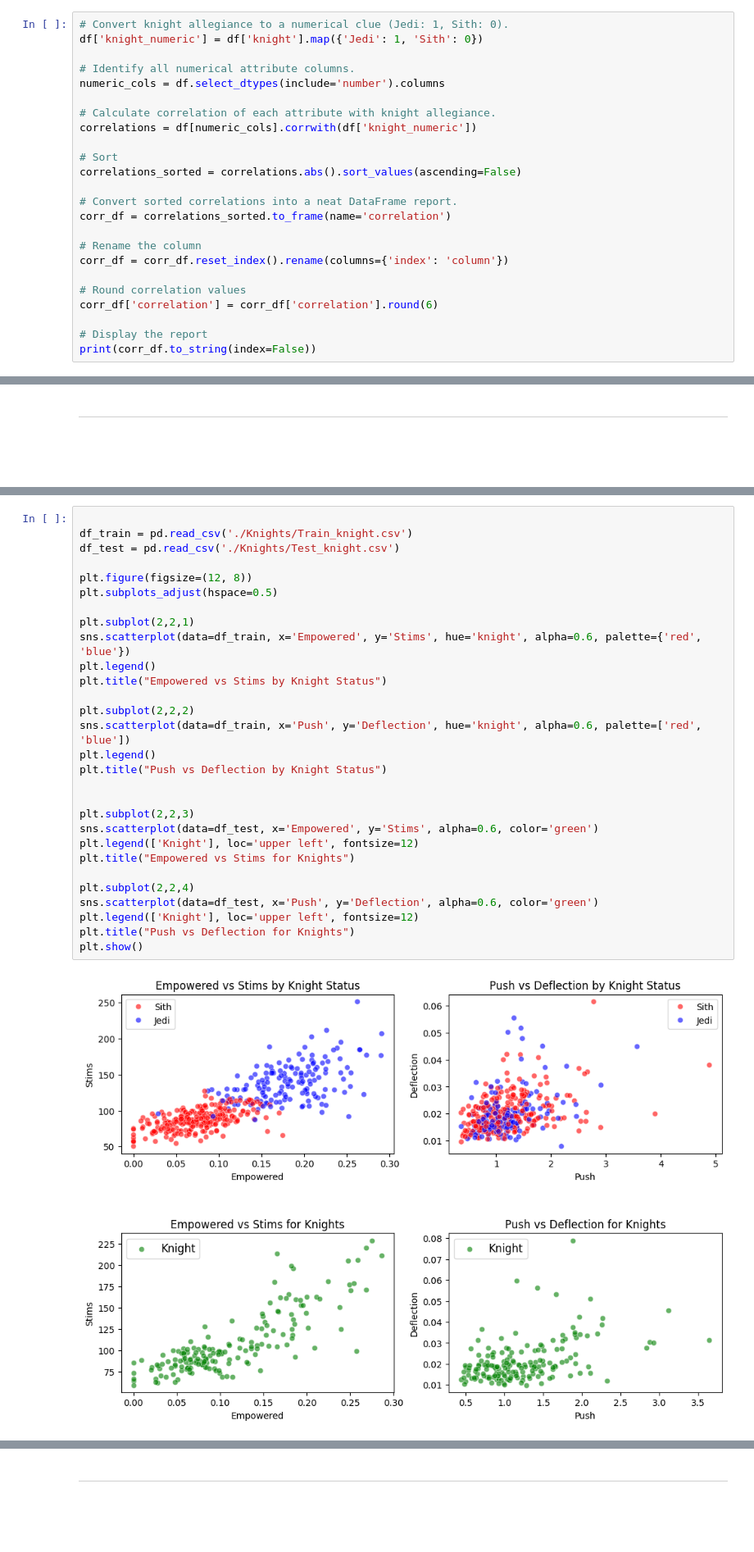
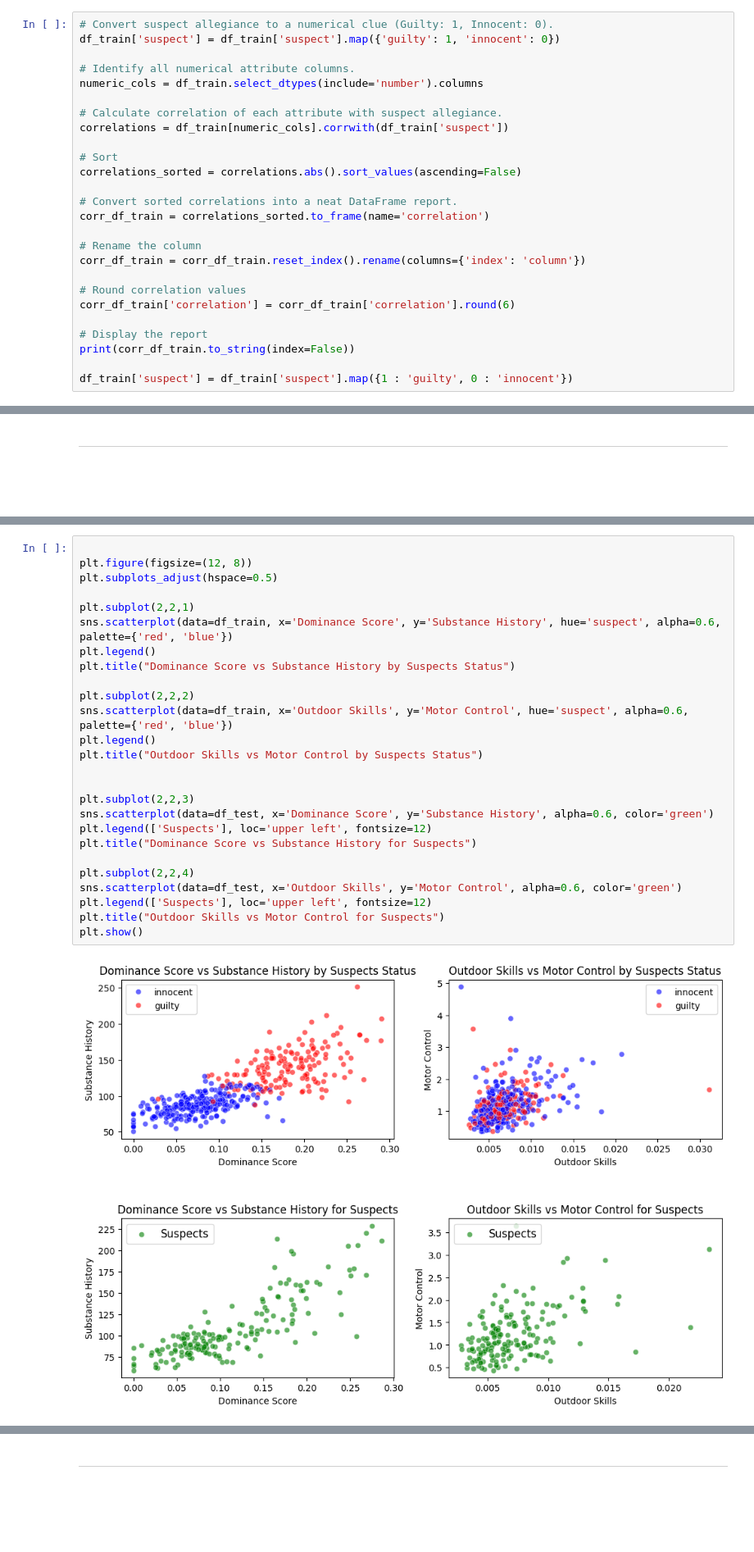
Before and after one commit to VulpesDev/DataPiscineNotebook, a Jupyter notebook: src/DataScientist-1.ipynb, the cells around one changed output, grey strips where cells are left out. Shown at 82% size. Cells and saved outputs as stored; diff of their text form.

```diff
--- a/src/DataScientist-1.ipynb
+++ b/src/DataScientist-1.ipynb
@@ -137,25 +174,27 @@ This visual exploration is paramount, guiding our focus towards the most reveali
 # %%
-# Convert knight allegiance to a numerical clue (Jedi: 1, Sith: 0).
-df['knight_numeric'] = df['knight'].map({'Jedi': 1, 'Sith': 0})
+# Convert suspect allegiance to a numerical clue (Guilty: 1, Innocent: 0).
+df_train['suspect'] = df_train['suspect'].map({'guilty': 1, 'innocent': 0})
 
 # Identify all numerical attribute columns.
-numeric_cols = df.select_dtypes(include='number').columns
+numeric_cols = df_train.select_dtypes(include='number').columns
 
-# Calculate correlation of each attribute with knight allegiance.
-correlations = df[numeric_cols].corrwith(df['knight_numeric'])
+# Calculate correlation of each attribute with suspect allegiance.
+correlations = df_train[numeric_cols].corrwith(df_train['suspect'])
 
 # Sort
 correlations_sorted = correlations.abs().sort_values(ascending=False)
 
 # Convert sorted correlations into a neat DataFrame report.
-corr_df = correlations_sorted.to_frame(name='correlation')
+corr_df_train = correlations_sorted.to_frame(name='correlation')
 
 # Rename the column
-corr_df = corr_df.reset_index().rename(columns={'index': 'column'})
+corr_df_train = corr_df_train.reset_index().rename(columns={'index': 'column'})
 
 # Round correlation values
-corr_df['correlation'] = corr_df['correlation'].round(6)
+corr_df_train['correlation'] = corr_df_train['correlation'].round(6)
 
 # Display the report
-print(corr_df.to_string(index=False))
+print(corr_df_train.to_string(index=False))
+
+df_train['suspect'] = df_train['suspect'].map({1 : 'guilty', 0 : 'innocent'})
 # %% [output]
@@ -192,32 +229,29 @@ To truly confirm our suspicions about the most telling attributes, we've zeroed
 # %%
-
-df_train = pd.read_csv('./Knights/Train_knight.csv')
-df_test = pd.read_csv('./Knights/Test_knight.csv')
 
 plt.figure(figsize=(12, 8))
 plt.subplots_adjust(hspace=0.5)
 
 plt.subplot(2,2,1)
-sns.scatterplot(data=df_train, x='Empowered', y='Stims', hue='knight', alpha=0.6, palette={'red', 'blue'})
+sns.scatterplot(data=df_train, x='Dominance Score', y='Substance History', hue='suspect', alpha=0.6, palette={'red', 'blue'})
 plt.legend()
-plt.title("Empowered vs Stims by Knight Status")
+plt.title("Dominance Score vs Substance History by Suspects Status")
 
 plt.subplot(2,2,2)
-sns.scatterplot(data=df_train, x='Push', y='Deflection', hue='knight', alpha=0.6, palette=['red', 'blue'])
+sns.scatterplot(data=df_train, x='Outdoor Skills', y='Motor Control', hue='suspect', alpha=0.6, palette={'red', 'blue'})
 plt.legend()
-plt.title("Push vs Deflection by Knight Status")
+plt.title("Outdoor Skills vs Motor Control by Suspects Status")
 
 
 plt.subplot(2,2,3)
-sns.scatterplot(data=df_test, x='Empowered', y='Stims', alpha=0.6, color='green')
-plt.legend(['Knight'], loc='upper left', fontsize=12)
-plt.title("Empowered vs Stims for Knights")
+sns.scatterplot(data=df_test, x='Dominance Score', y='Substance History', alpha=0.6, color='green')
+plt.legend(['Suspects'], loc='upper left', fontsize=12)
+plt.title("Dominance Score vs Substance History for Suspects")
 
 plt.subplot(2,2,4)
-sns.scatterplot(data=df_test, x='Push', y='Deflection', alpha=0.6, color='green')
-plt.legend(['Knight'], loc='upper left', fontsize=12)
-plt.title("Push vs Deflection for Knights")
+sns.scatterplot(data=df_test, x='Outdoor Skills', y='Motor Control', alpha=0.6, color='green')
+plt.legend(['Suspects'], loc='upper left', fontsize=12)
+plt.title("Outdoor Skills vs Motor Control for Suspects")
 plt.show()
 # %% [output]
-[figure, old version]
+[figure, new version]
 # %% [markdown]
```
Also changed, not shown: parts of 32 cells of this notebook.
